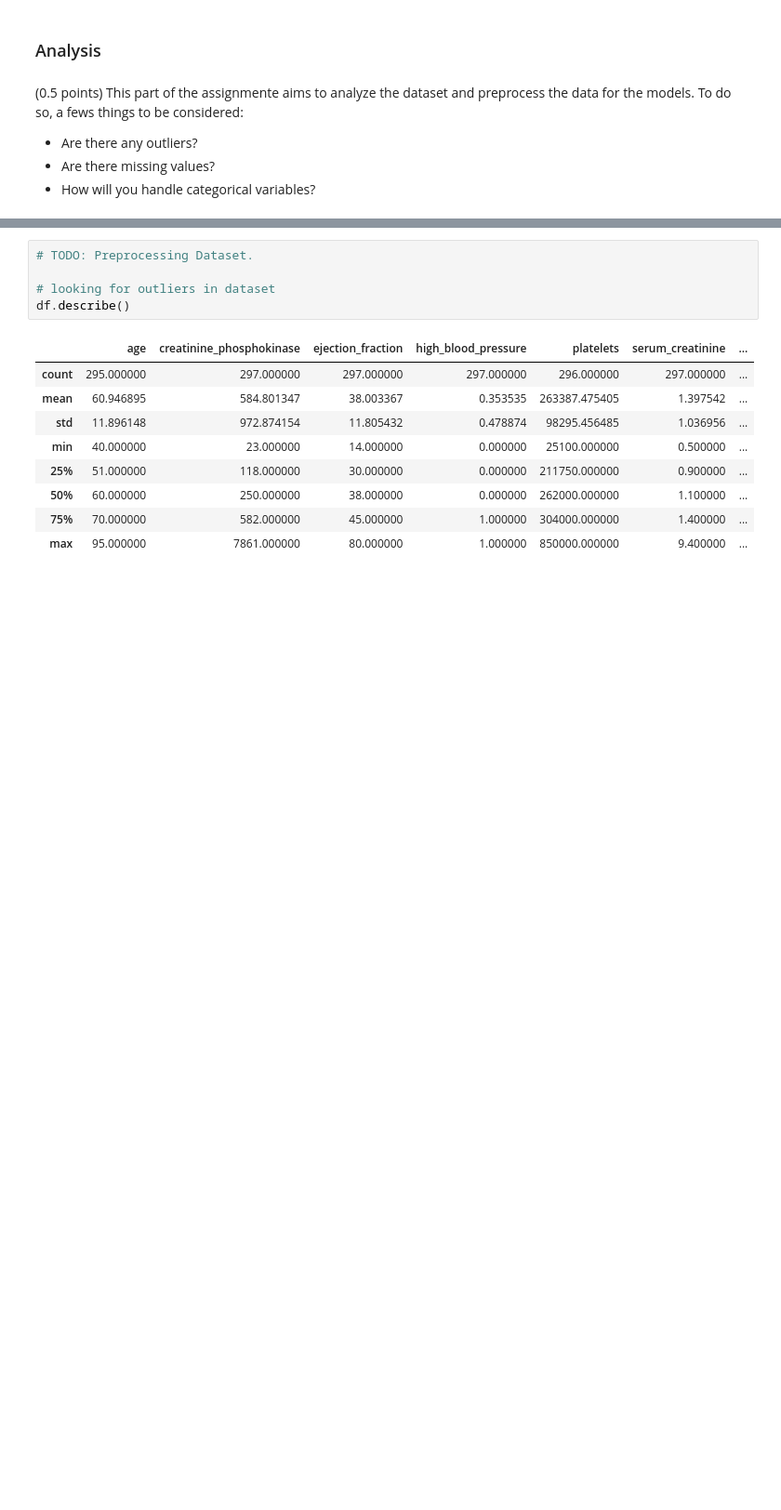
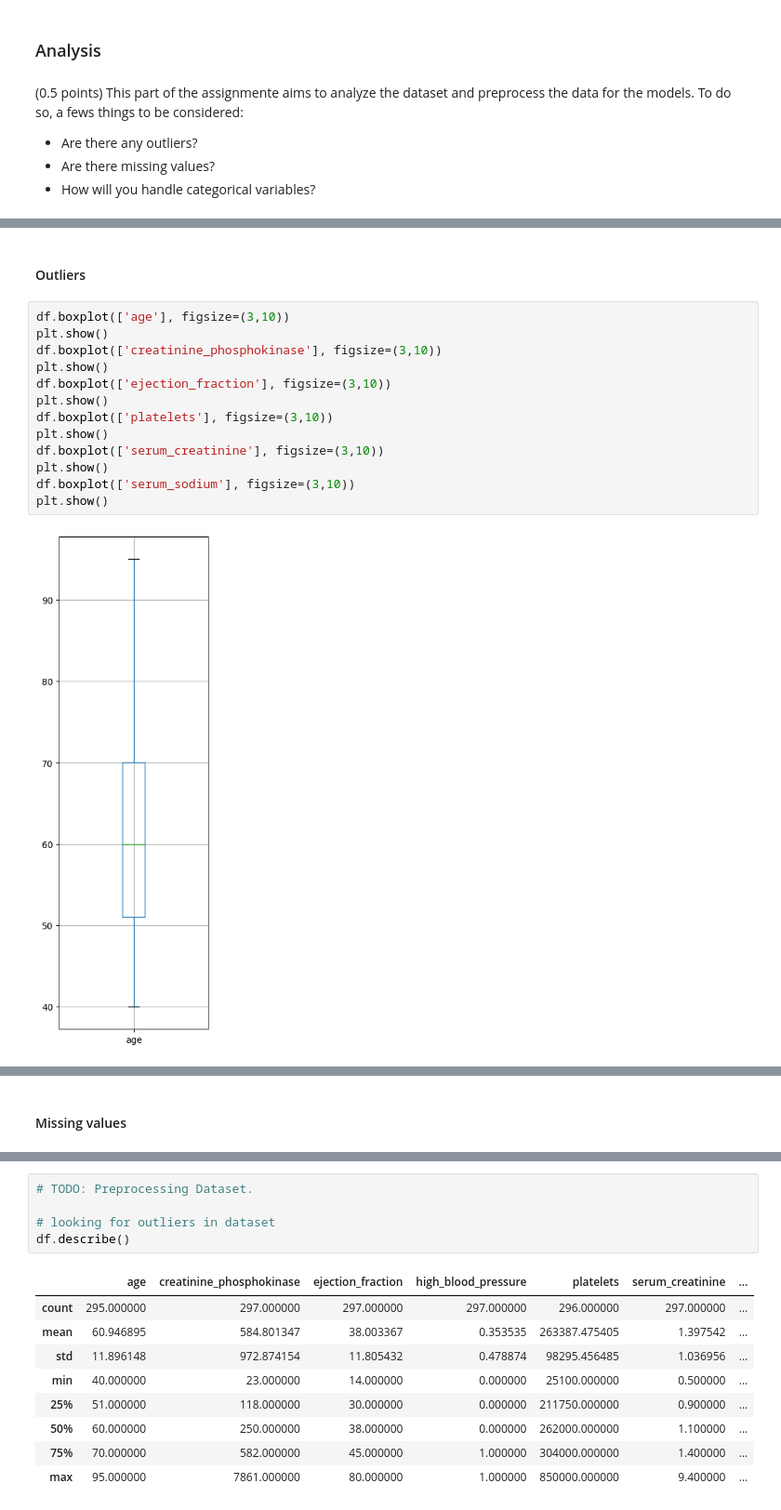
Before and after one commit to rubenscp/MO444-MC886-Tarefas, a Jupyter notebook: Tarefa 02/T2_Classical_Techniques by Rubens.ipynb, the cells around one changed output, grey strips where cells are left out. Shown at 93% size. Cells and saved outputs as stored; diff of their text form; blank space fills up the shorter version.

```diff
--- a/Tarefa 02/T2_Classical_Techniques by Rubens.ipynb
+++ b/Tarefa 02/T2_Classical_Techniques by Rubens.ipynb
@@ -106,0 +103,17 @@ Evaluating the summary statistics of the dataset for each column:
+# %% [markdown]
+#### Outliers
+# %%
+df.boxplot(['age'], figsize=(3,10))
+plt.show()
+df.boxplot(['creatinine_phosphokinase'], figsize=(3,10))
+plt.show()
+df.boxplot(['ejection_fraction'], figsize=(3,10))
+plt.show()
+df.boxplot(['platelets'], figsize=(3,10))
+plt.show()
+df.boxplot(['serum_creatinine'], figsize=(3,10))
+plt.show()
+df.boxplot(['serum_sodium'], figsize=(3,10))
+plt.show()
+# %% [output]
+[figure, added]
@@ -106,0 +125,2 @@ Evaluating the summary statistics of the dataset for each column:
+# %% [markdown]
+#### Missing values
```
Also changed, not shown: parts of 48 cells of this notebook.
